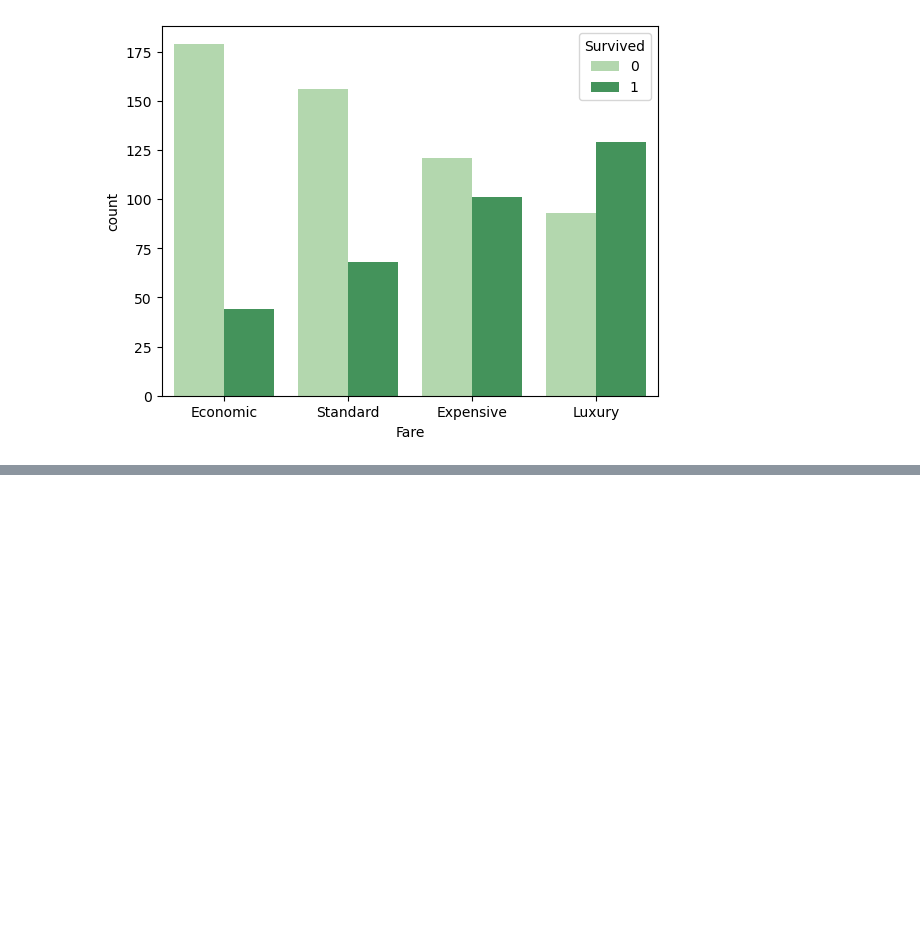
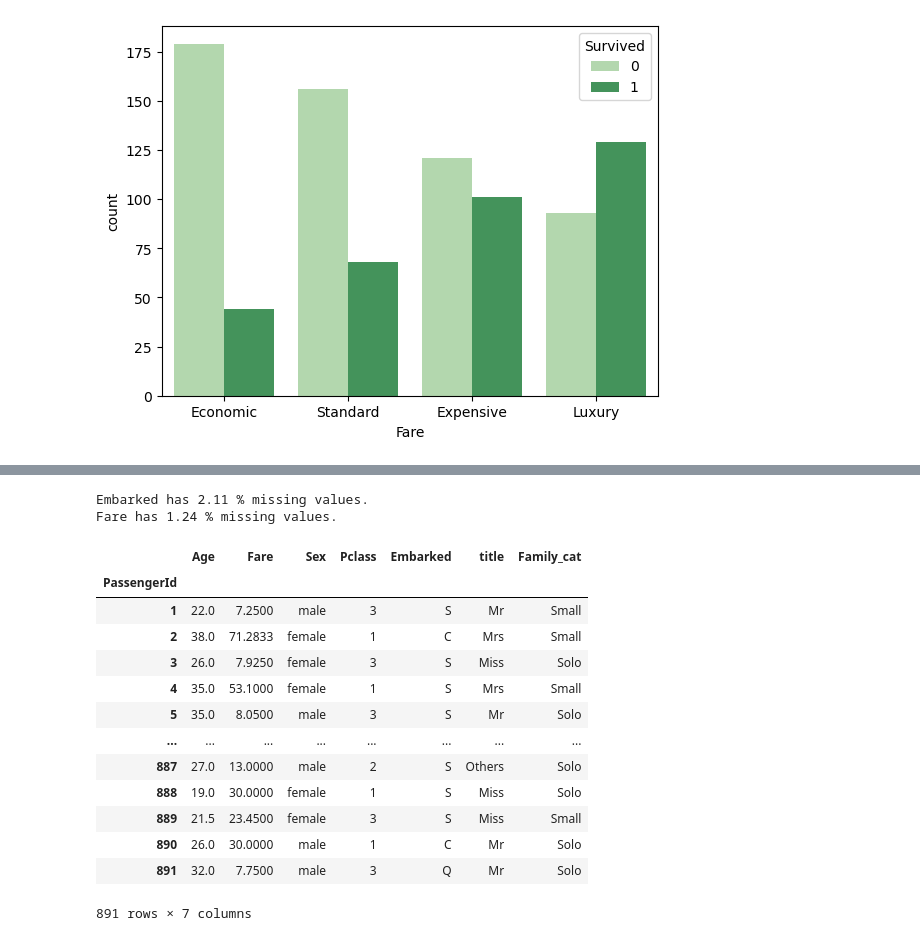
Before and after one commit to HaColab2k/Data-analyst, a Jupyter notebook: Projects/Titanic_ML_Disaster.ipynb, the cells around one changed output, grey strips where cells are left out. Cells and saved outputs as stored; diff of their text form; code cells hidden in the pictures; blank space fills up the shorter version.

```diff
--- a/Projects/Titanic_ML_Disaster.ipynb
+++ b/Projects/Titanic_ML_Disaster.ipynb
@@ -285,0 +461,5 @@ sns.countplot(x=quartile_data,hue=train_df['Survived'], palette="Greens")
+# %%
+num_features = ['Age','Fare']
+cat_features = ['Sex','Pclass','Embarked','title','Family_cat']
+feature_cols = num_features+cat_features
+print(feature_cols)
@@ -285,0 +519,3 @@ sns.countplot(x=quartile_data,hue=train_df['Survived'], palette="Greens")
+# %%
+# filling the missing values in Age with the median of Sex and Pclass groups
+train_df['Age']=train_df.groupby(['Sex','Pclass'])['Age'].apply(lambda x:x.fillna(x.median()))
@@ -285,0 +543,24 @@ sns.countplot(x=quartile_data,hue=train_df['Survived'], palette="Greens")
+# %%
+display_missing(train_df,feature_cols)
+display_missing(test_df,feature_cols)
+# %% [output]
+Embarked has 2.11 % missing values.
+Fare has 1.24 % missing values.
+# %%
+X=train_df[feature_cols]
+X
+# %% [output]
+|  | Age | Fare | Sex | Pclass | Embarked | title | Family_cat |
+| PassengerId |  |  |  |  |  |  |  |
+| 1 | 22.0 | 7.2500 | male | 3 | S | Mr | Small |
+| 2 | 38.0 | 71.2833 | female | 1 | C | Mrs | Small |
+| 3 | 26.0 | 7.9250 | female | 3 | S | Miss | Solo |
+| 4 | 35.0 | 53.1000 | female | 1 | S | Mrs | Small |
+| 5 | 35.0 | 8.0500 | male | 3 | S | Mr | Solo |
+| ... | ... | ... | ... | ... | ... | ... | ... |
+| 887 | 27.0 | 13.0000 | male | 2 | S | Others | Solo |
+| 888 | 19.0 | 30.0000 | female | 1 | S | Miss | Solo |
+| 889 | 21.5 | 23.4500 | female | 3 | S | Miss | Small |
+| 890 | 26.0 | 30.0000 | male | 1 | C | Mr | Solo |
+| 891 | 32.0 | 7.7500 | male | 3 | Q | Mr | Solo |
+891 rows × 7 columns
```
Also changed, not shown: parts of 38 cells of this notebook, 17 other files.
